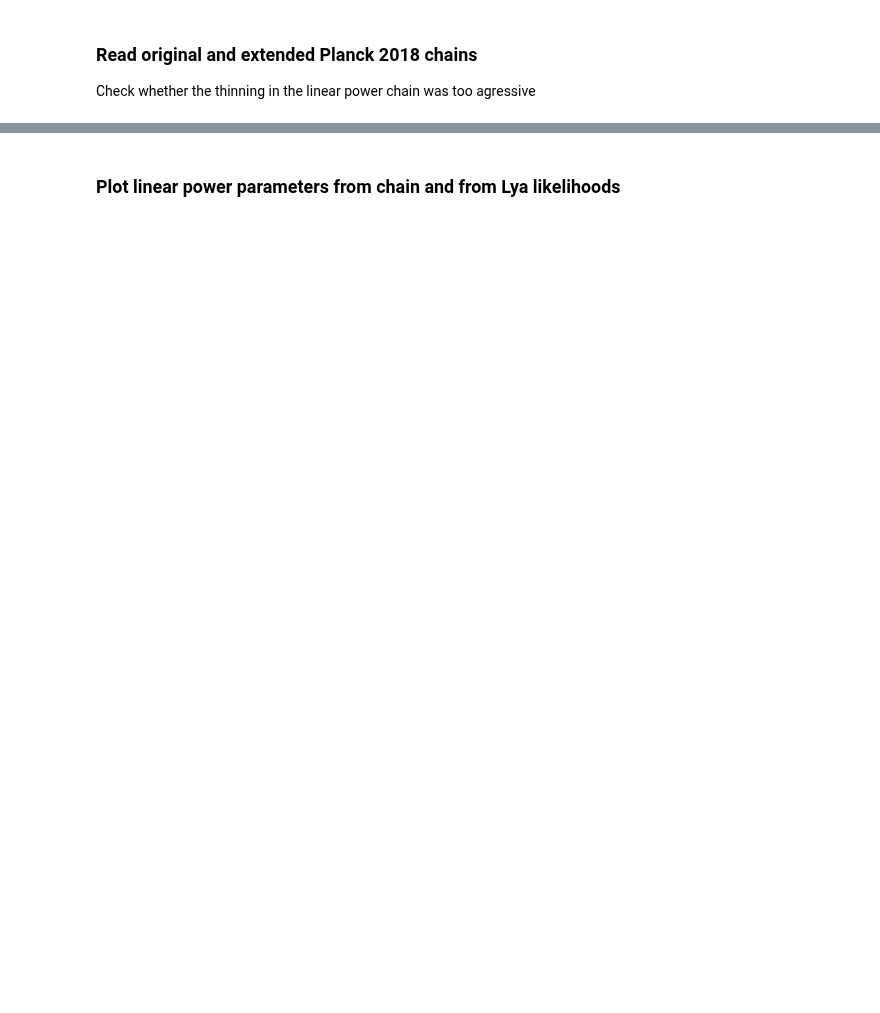
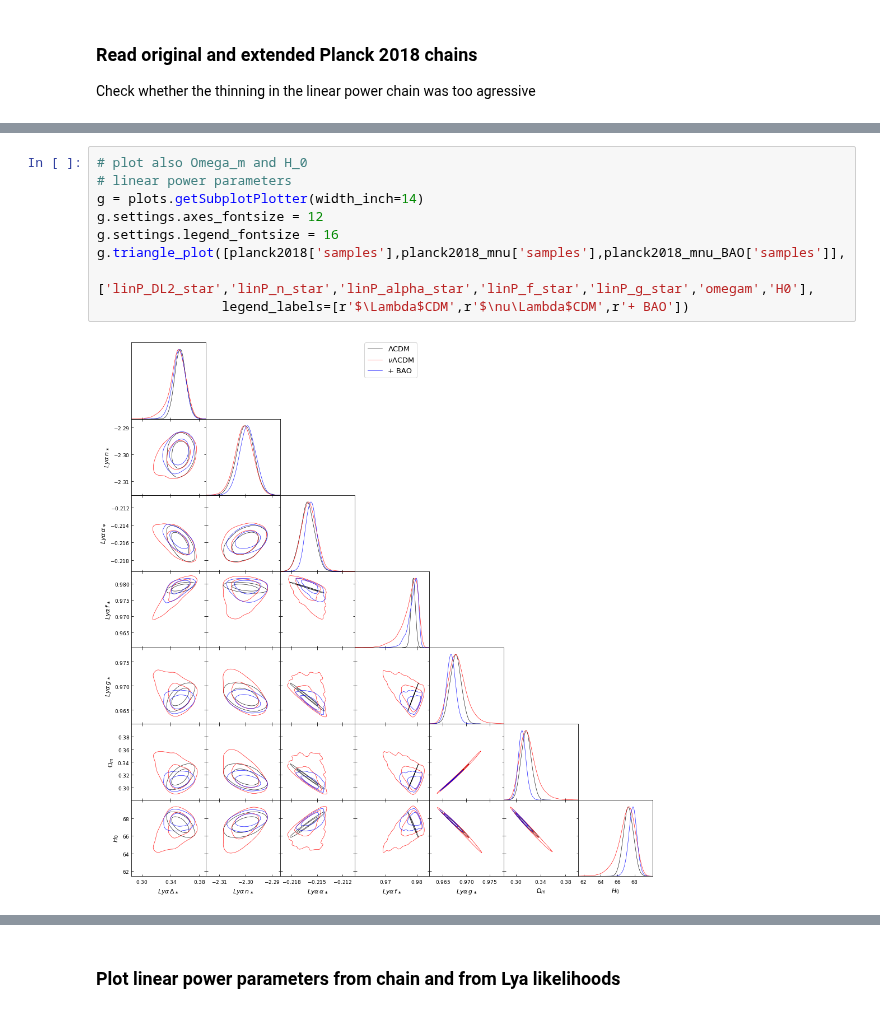
Before and after one commit to igmhub/cup1d, a Jupyter notebook: notebooks/plot_planck_linP.ipynb, the cells around one changed output, grey strips where cells are left out. Drawn from its saved outputs; the diff is of its cells as text; blank space fills up the shorter version.

```diff
--- a/notebooks/plot_planck_linP.ipynb
+++ b/notebooks/plot_planck_linP.ipynb
@@ -33,0 +74,11 @@ g.triangle_plot([planck2018['samples'],planck2018_linP['samples']],
+# %%
+# plot also Omega_m and H_0
+# linear power parameters
+g = plots.getSubplotPlotter(width_inch=14)
+g.settings.axes_fontsize = 12
+g.settings.legend_fontsize = 16
+g.triangle_plot([planck2018['samples'],planck2018_mnu['samples'],planck2018_mnu_BAO['samples']],
+                ['linP_DL2_star','linP_n_star','linP_alpha_star','linP_f_star','linP_g_star','omegam','H0'],
+                legend_labels=[r'$\Lambda$CDM',r'$\nu\Lambda$CDM',r'+ BAO'])
+# %% [output]
+[figure, added]
```
Also changed, not shown: parts of 11 cells of this notebook, 2 other files.
